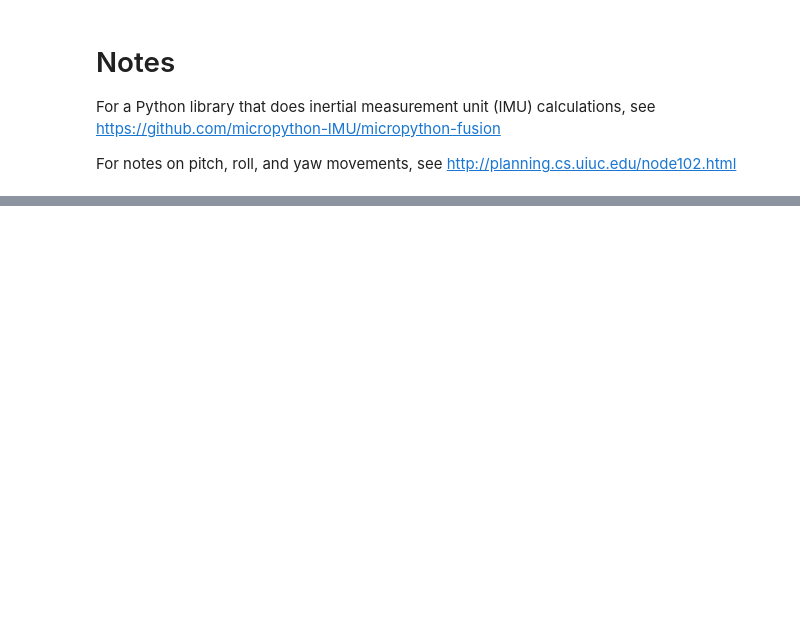
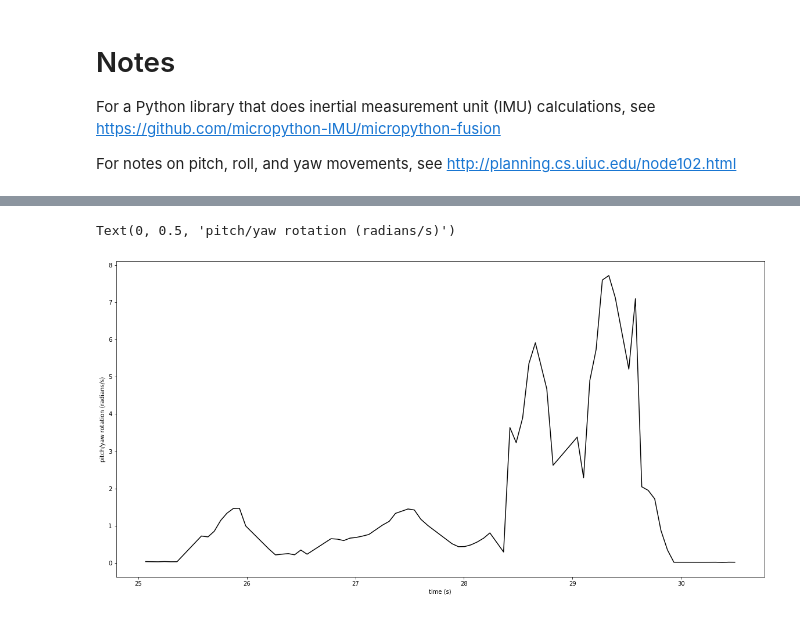
Before and after one commit to HeardLibrary/digital-scholarship, a Jupyter notebook: code/circuit_python/flight_analysis.ipynb, the cells around one changed output, grey strips where cells are left out. Drawn from its saved outputs; the diff is of its cells as text; code cells hidden in the pictures; blank space fills up the shorter version.

```diff
--- a/code/circuit_python/flight_analysis.ipynb
+++ b/code/circuit_python/flight_analysis.ipynb
@@ -89,3 +134,16 @@ ax.legend(loc='best')
+# %%
+# Calculate pitch/yaw rotation, i.e. the vector sum of patch and yaw rotations, given the rotation in the
+# plane perpendicular to the roll axis. You can think of this as the rate of tumbling
+pitch_yaw = np.sqrt(flight_data.pitch_r**2 + flight_data.yaw_r**2)
+
+fig = plt.figure(figsize=(20,10))
+ax = fig.add_subplot(1, 1, 1)
+ax.plot(flight_data.index, pitch_yaw, color='k')
+ax.set_xlabel('time (s)')
+ax.set_ylabel('pitch/yaw rotation (radians/s)')
+# %% [output]
+Text(0, 0.5, 'pitch/yaw rotation (radians/s)')
+[figure, added]
 # %%
 fig = plt.figure(figsize=(20,20))
 ax1 = fig.add_subplot(2, 1, 1)
```
Also changed, not shown: parts of 10 cells of this notebook, 1 other file.
